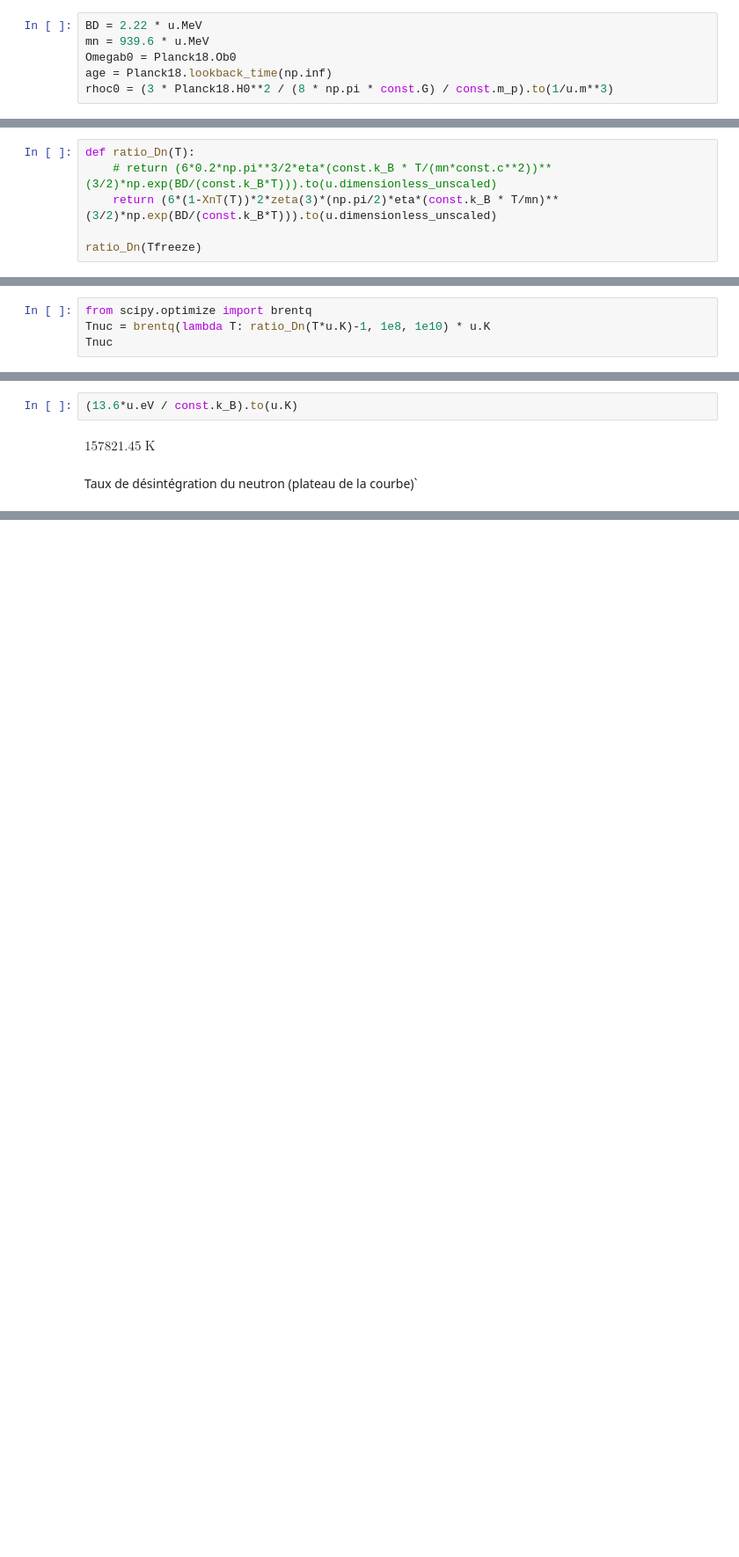
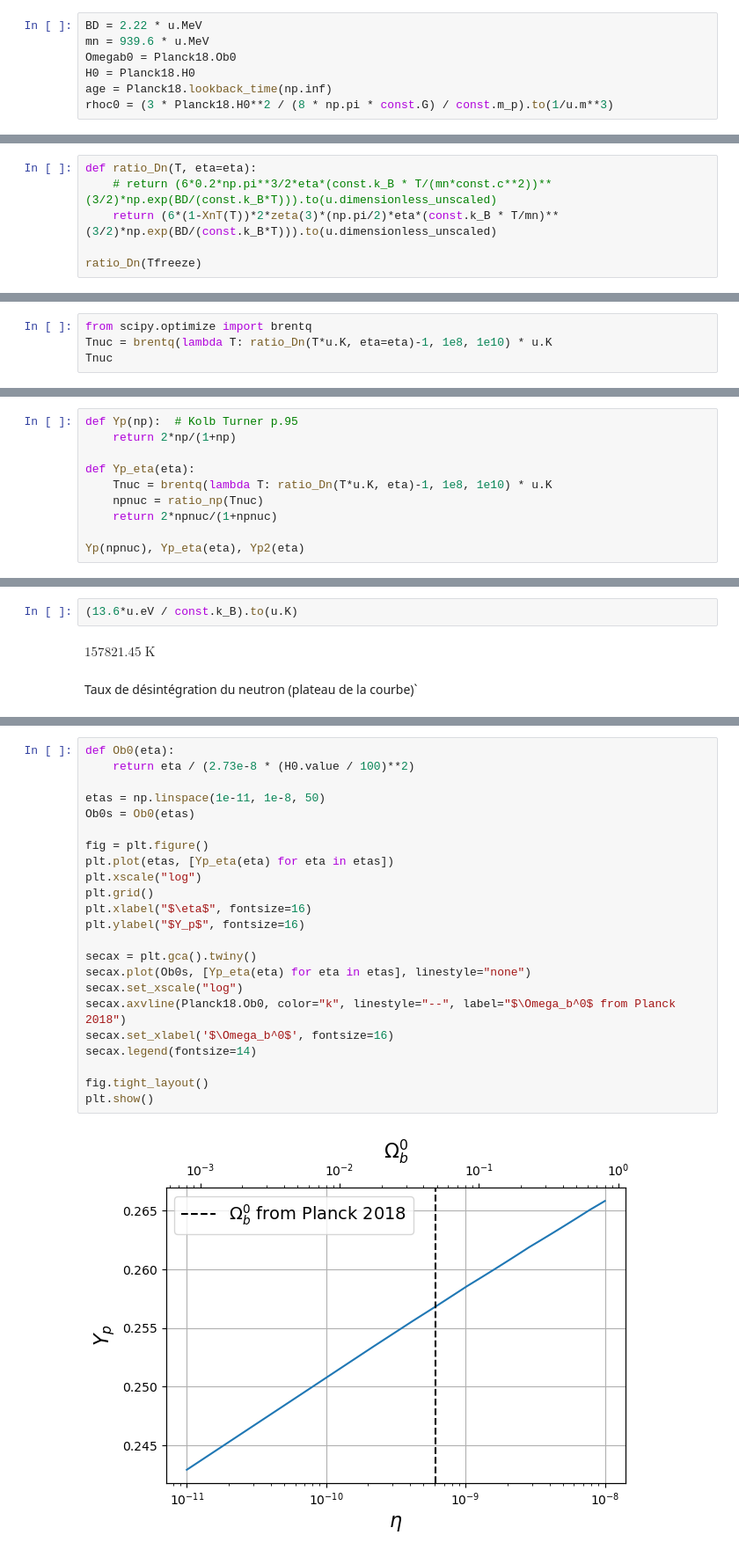
Before and after one commit to jeremyneveu/m2-npac-grac, a Jupyter notebook: notebooks/CMB_BBN.ipynb, the cells around one changed output, grey strips where cells are left out. Shown: that part at 88% size. Drawn from its saved outputs; the diff is of its cells as text; blank space fills up the shorter version.

```diff
--- a/notebooks/CMB_BBN.ipynb
+++ b/notebooks/CMB_BBN.ipynb
@@ -445,6 +439,7 @@ npnuc, npnuc_notaun
 BD = 2.22 * u.MeV
 mn = 939.6 * u.MeV
 Omegab0 = Planck18.Ob0
+H0 = Planck18.H0
 age = Planck18.lookback_time(np.inf)
 rhoc0 = (3 * Planck18.H0**2 / (8 * np.pi * const.G) / const.m_p).to(1/u.m**3)
 # %%
@@ -456,7 +451,7 @@ eta
 # %% [output]
 $6.1260255 \times 10^{-10} \; \mathrm{}$
 # %%
-def ratio_Dn(T):
+def ratio_Dn(T, eta=eta):
     # return (6*0.2*np.pi**3/2*eta*(const.k_B * T/(mn*const.c**2))**(3/2)*np.exp(BD/(const.k_B*T))).to(u.dimensionless_unscaled)
     return (6*(1-XnT(T))*2*zeta(3)*(np.pi/2)*eta*(const.k_B * T/mn)**(3/2)*np.exp(BD/(const.k_B*T))).to(u.dimensionless_unscaled)
 
@@ -465,7 +460,7 @@ ratio_Dn(Tfreeze)
 $6.2342833 \times 10^{-12} \; \mathrm{}$
 # %%
 from scipy.optimize import brentq
-Tnuc = brentq(lambda T: ratio_Dn(T*u.K)-1, 1e8, 1e10) * u.K
+Tnuc = brentq(lambda T: ratio_Dn(T*u.K, eta=eta)-1, 1e8, 1e10) * u.K
 Tnuc
 # %% [output]
 $7.9206428 \times 10^{8} \; \mathrm{K}$
@@ -500,0 +489,10 @@ Yp(npnuc)
+# %%
+def Yp(np):  # Kolb Turner p.95
+    return 2*np/(1+np)
+
+def Yp_eta(eta):
+    Tnuc = brentq(lambda T: ratio_Dn(T*u.K, eta)-1, 1e8, 1e10) * u.K
+    npnuc = ratio_np(Tnuc)
+    return 2*npnuc/(1+npnuc)
+
+Yp(npnuc), Yp_eta(eta), Yp2(eta)
@@ -658,3 +658,28 @@ fig.tight_layout()
 plt.show()
 # %% [output]
 [figure]
+# %%
+def Ob0(eta):
+    return eta / (2.73e-8 * (H0.value / 100)**2)
+
+etas = np.linspace(1e-11, 1e-8, 50)
+Ob0s = Ob0(etas)
+
+fig = plt.figure()
+plt.plot(etas, [Yp_eta(eta) for eta in etas])
+plt.xscale("log")
+plt.grid()
+plt.xlabel("$\eta$", fontsize=16)
+plt.ylabel("$Y_p$", fontsize=16)
+
+secax = plt.gca().twiny()
+secax.plot(Ob0s, [Yp_eta(eta) for eta in etas], linestyle="none")
+secax.set_xscale("log")
+secax.axvline(Planck18.Ob0, color="k", linestyle="--", label="$\Omega_b^0$ from Planck 2018")
+secax.set_xlabel('$\Omega_b^0$', fontsize=16)
+secax.legend(fontsize=14)
+
+fig.tight_layout()
+plt.show()
+# %% [output]
+[figure, added]
```
Also changed, not shown: parts of 6 cells of this notebook, 4 other files.
